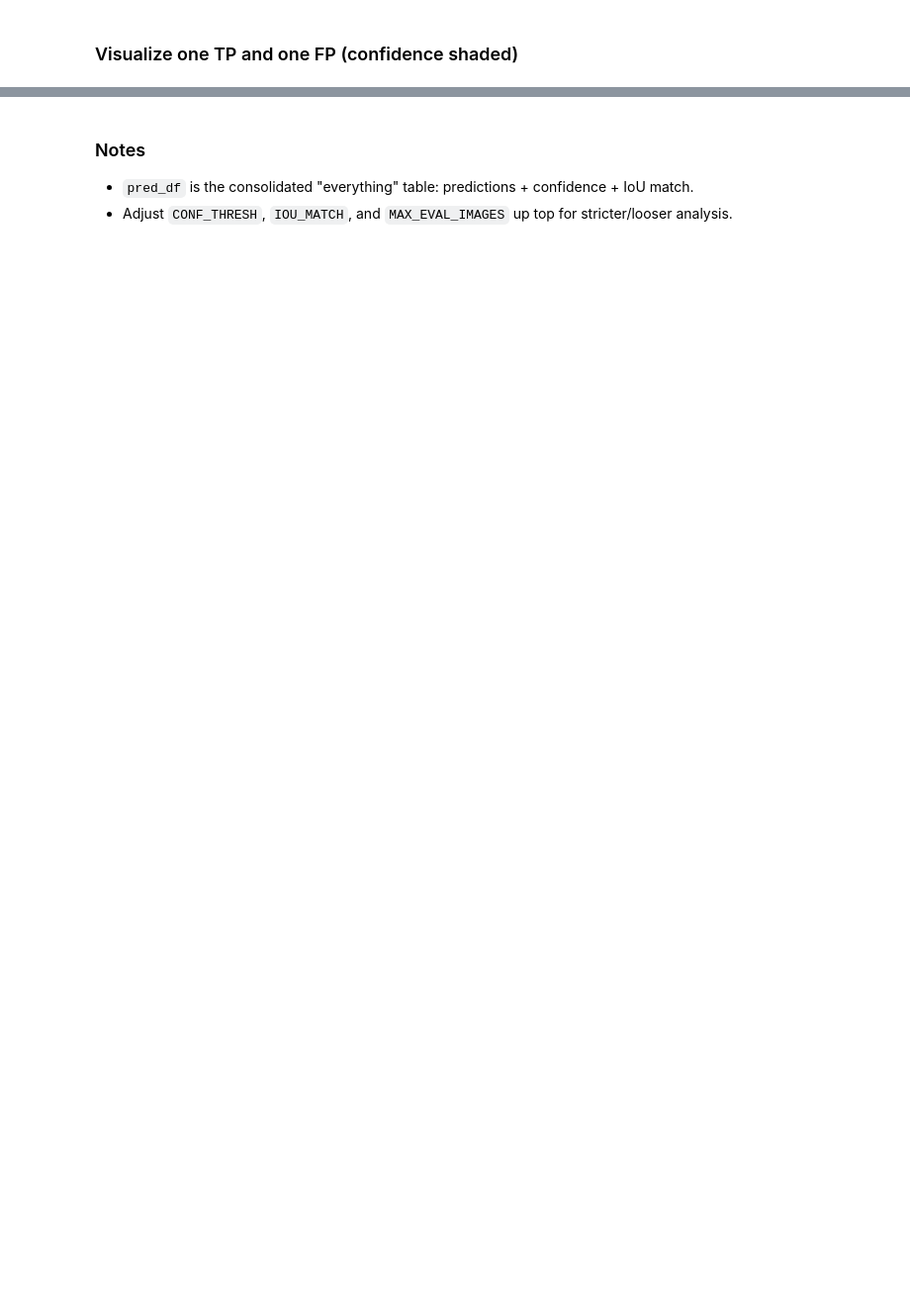
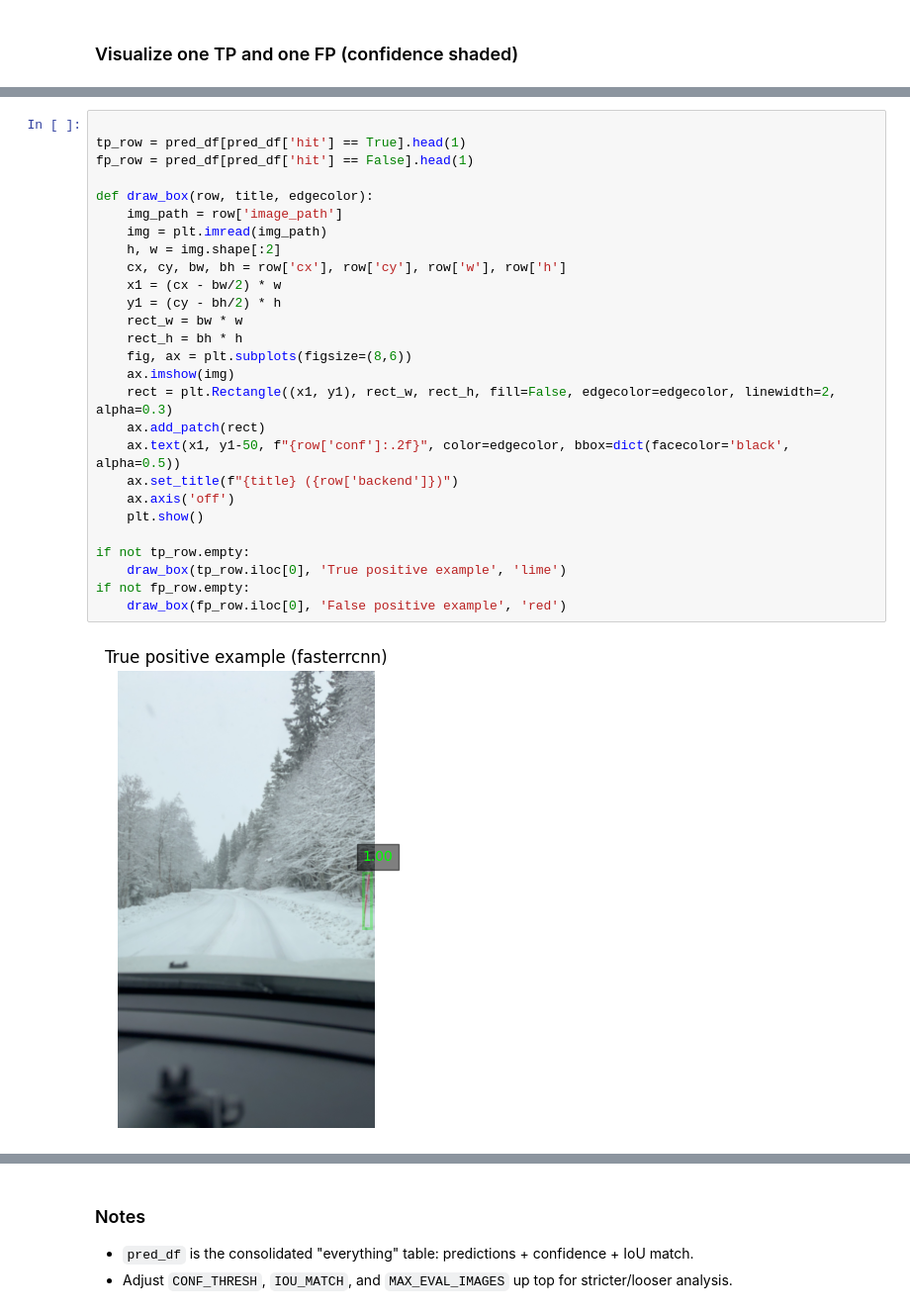
Before and after one commit to HesteBjorn/TDT17-snow-pole-detection, a Jupyter notebook: notebooks/models_exploration.ipynb, the cells around one changed output, grey strips where cells are left out. Shown: that part at 99% size. Drawn from its saved outputs; the diff is of its cells as text; blank space fills up the shorter version.

```diff
--- a/notebooks/models_exploration.ipynb
+++ b/notebooks/models_exploration.ipynb
@@ -323,0 +384,29 @@ else:
+# %%
+
+tp_row = pred_df[pred_df['hit'] == True].head(1)
+fp_row = pred_df[pred_df['hit'] == False].head(1)
+
+def draw_box(row, title, edgecolor):
+    img_path = row['image_path']
+    img = plt.imread(img_path)
+    h, w = img.shape[:2]
+    cx, cy, bw, bh = row['cx'], row['cy'], row['w'], row['h']
+    x1 = (cx - bw/2) * w
+    y1 = (cy - bh/2) * h
+    rect_w = bw * w
+    rect_h = bh * h
+    fig, ax = plt.subplots(figsize=(8,6))
+    ax.imshow(img)
+    rect = plt.Rectangle((x1, y1), rect_w, rect_h, fill=False, edgecolor=edgecolor, linewidth=2, alpha=0.3)
+    ax.add_patch(rect)
+    ax.text(x1, y1-50, f"{row['conf']:.2f}", color=edgecolor, bbox=dict(facecolor='black', alpha=0.5))
+    ax.set_title(f"{title} ({row['backend']})")
+    ax.axis('off')
+    plt.show()
+
+if not tp_row.empty:
+    draw_box(tp_row.iloc[0], 'True positive example', 'lime')
+if not fp_row.empty:
+    draw_box(fp_row.iloc[0], 'False positive example', 'red')
+# %% [output]
+[figure, added]
```
Also changed, not shown: parts of 11 cells of this notebook, 6 other files.
